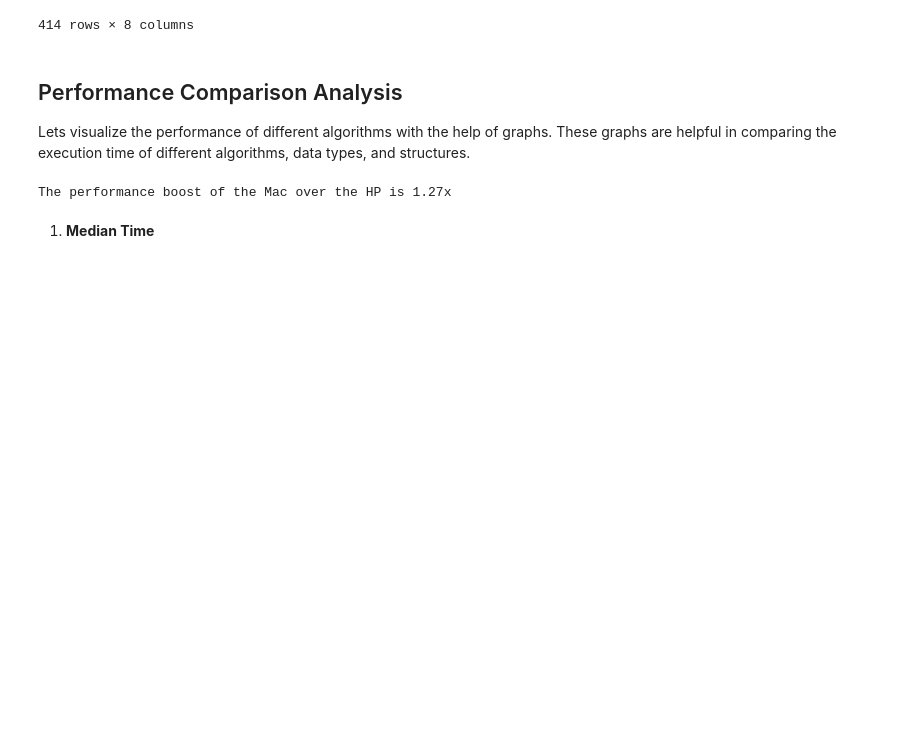
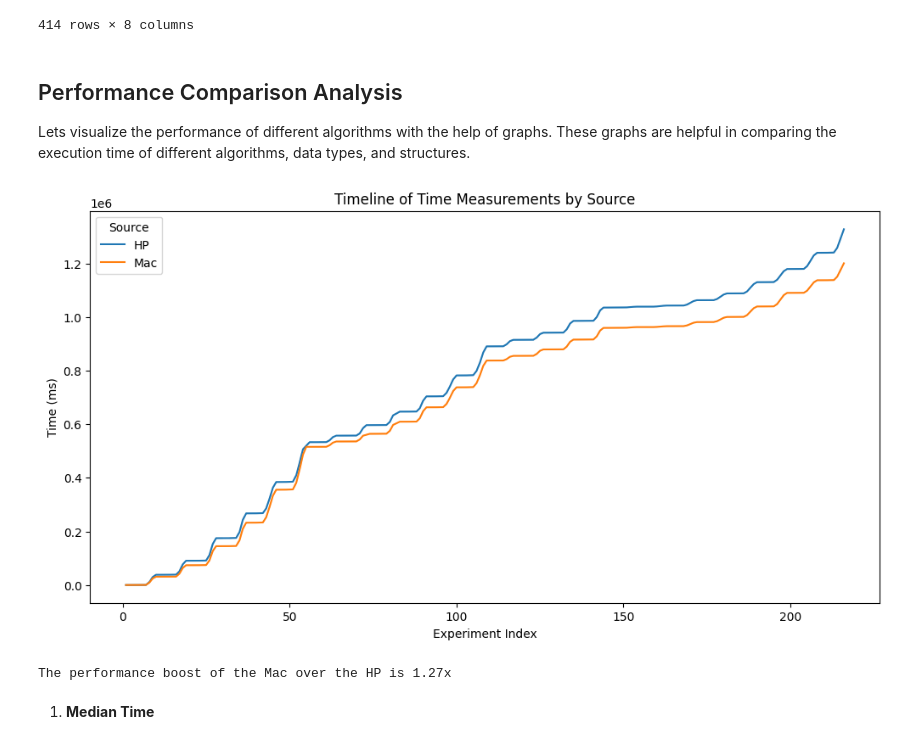
Before and after one commit to bilinni/Experiment-1-Performance-Measurement, a Jupyter notebook: analysis.ipynb, the cells around one changed output. Cells and saved outputs as stored; diff of their text form; code cells hidden in the pictures; blank space fills up the shorter version.

Commit message:
Performance comparison timeline

```diff
--- a/analysis.ipynb
+++ b/analysis.ipynb
@@ -216,6 +216,19 @@ time_stats
 ## Performance Comparison Analysis
 
 Lets visualize the performance of different algorithms with the help of graphs. These graphs are helpful in comparing the execution time of different algorithms, data types, and structures.
+# %%
+# Create a timeline plot of the tests performed by source
+timeline_data = data.copy(deep=True)
+timeline_data = timeline_data.groupby(['Experiment Index', 'Source', 'Trial'])['Time'].sum().groupby('Source').cumsum().reset_index()
+
+plt.figure(figsize=(12, 6))
+sns.lineplot(data=timeline_data, x='Experiment Index', y='Time', hue='Source')
+plt.xlabel('Experiment Index')
+plt.ylabel('Time (ms)')
+plt.title('Timeline of Time Measurements by Source')
+plt.show()
+# %% [output]
+[figure, added]
 # %%
 # Analyze the boost in performance for each device in terms of time
 performance_boost = time_stats[time_stats['Source'] == 'Mac']['mean'].values[0] / time_stats[time_stats['Source'] == 'HP']['mean'].values[0]
```
